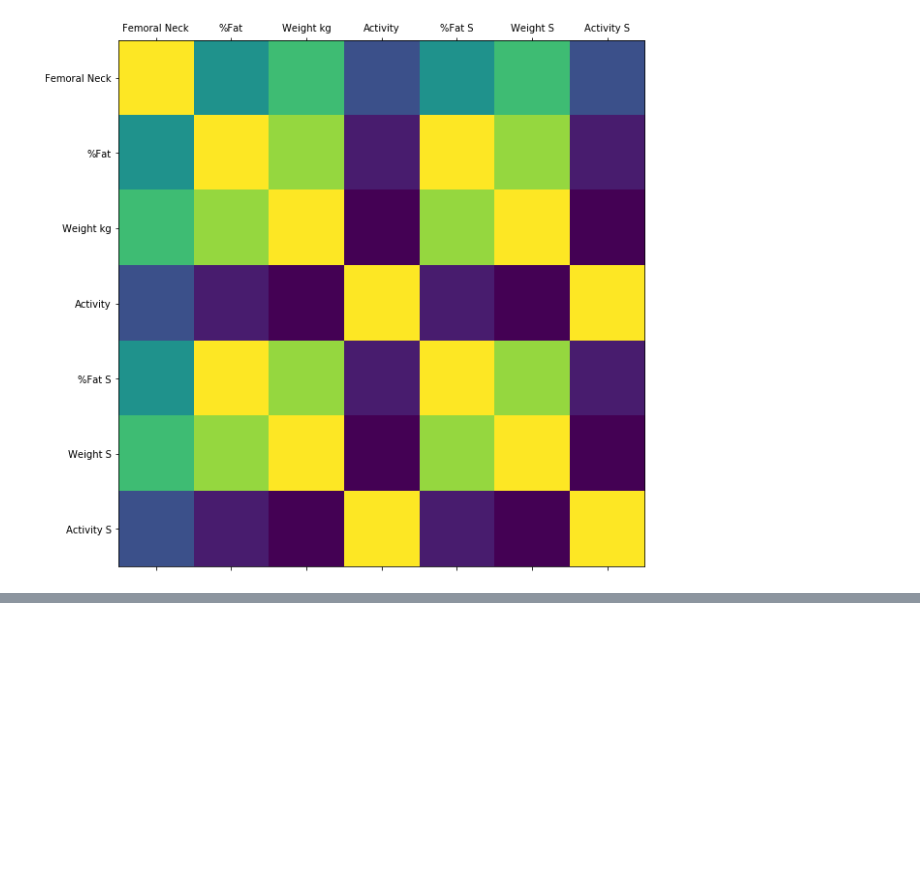
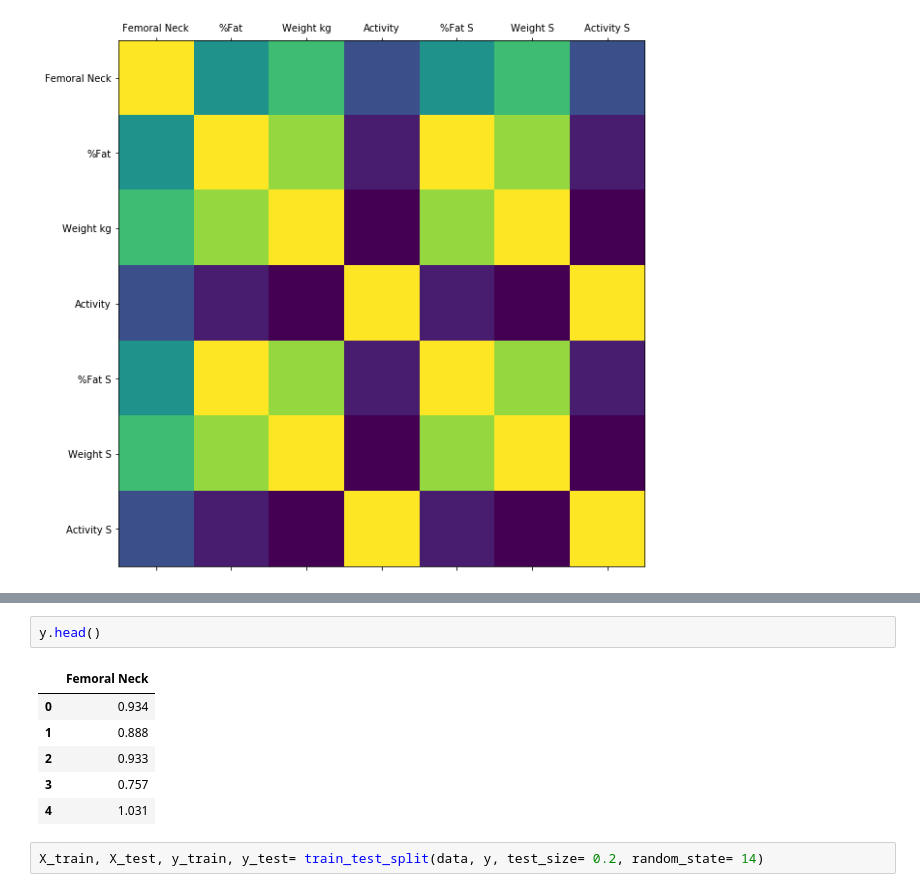
Before and after one commit to imamun93/multicollinearity_regression, a Jupyter notebook: MulticollinearityRegression.ipynb, the cells around one changed output, grey strips where cells are left out. Saved outputs shown, nothing was run; the diff lists cells and outputs as text; blank space fills up the shorter version.

```diff
--- a/MulticollinearityRegression.ipynb
+++ b/MulticollinearityRegression.ipynb
@@ -81,0 +117,11 @@ plot_corr(data)
+# %%
+y.head()
+# %% [output]
+|  | Femoral Neck |
+| 0 | 0.934 |
+| 1 | 0.888 |
+| 2 | 0.933 |
+| 3 | 0.757 |
+| 4 | 1.031 |
+# %%
+X_train, X_test, y_train, y_test= train_test_split(data, y, test_size= 0.2, random_state= 14)
```
Also changed, not shown: parts of 10 cells of this notebook.
